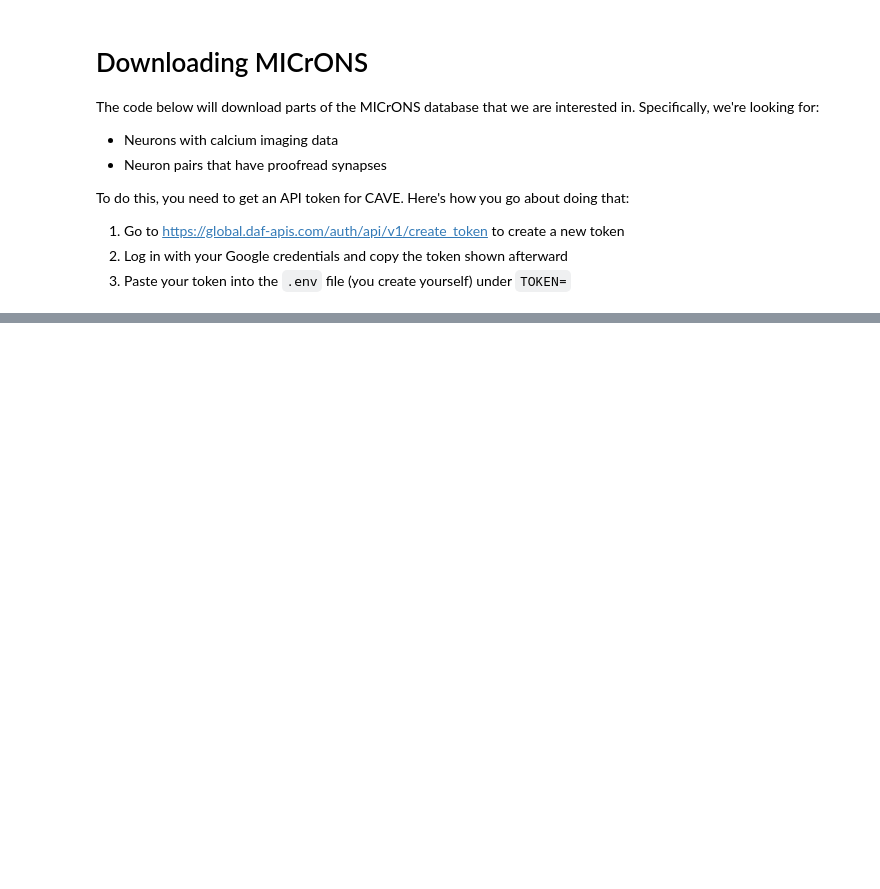
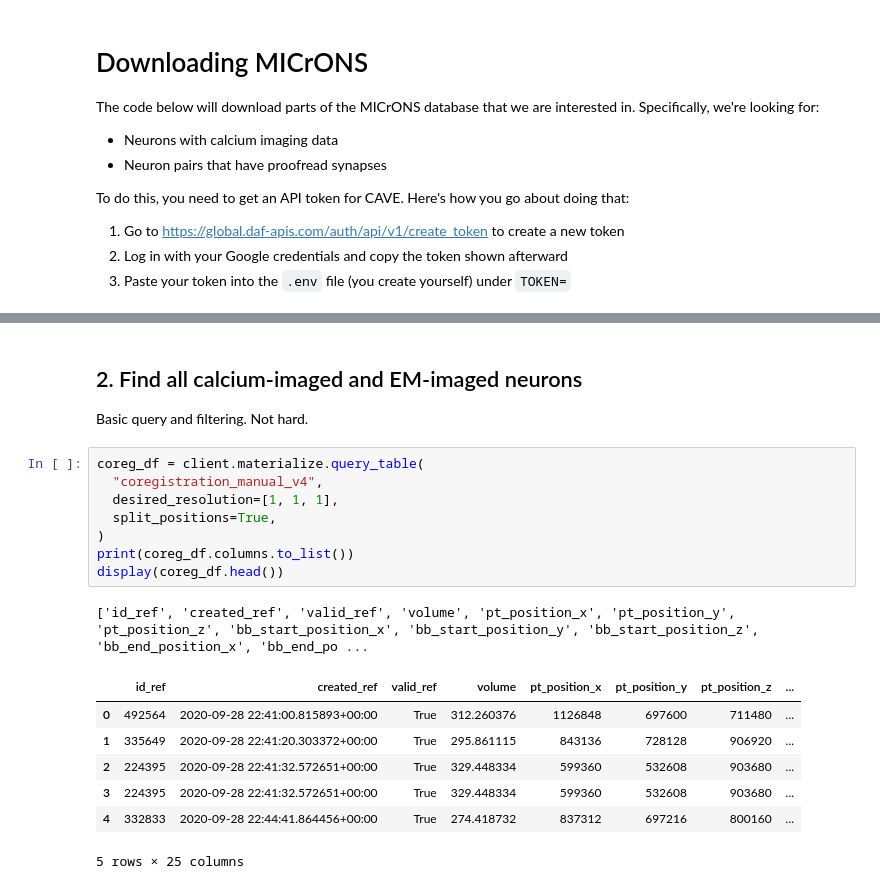
Before and after one commit to 12Jeef/NTAB_F26_Connectomics, a Jupyter notebook: jeffrey/main.ipynb, the cells around one changed output, grey strips where cells are left out. Cells and saved outputs as stored; diff of their text form; blank space fills up the shorter version.

```diff
--- a/jeffrey/main.ipynb
+++ b/jeffrey/main.ipynb
@@ -42,0 +95,21 @@ client = CAVEclient(
+# %% [markdown]
+## 2. Find all calcium-imaged and EM-imaged neurons
+
+Basic query and filtering. Not hard.
+# %%
+coreg_df = client.materialize.query_table(
+  "coregistration_manual_v4",
+  desired_resolution=[1, 1, 1],
+  split_positions=True,
+)
+print(coreg_df.columns.to_list())
+display(coreg_df.head())
+# %% [output]
+['id_ref', 'created_ref', 'valid_ref', 'volume', 'pt_position_x', 'pt_position_y', 'pt_position_z', 'bb_start_position_x', 'bb_start_position_y', 'bb_start_position_z', 'bb_end_position_x', 'bb_end_po ...
+|  | id_ref | created_ref | valid_ref | volume | pt_position_x | pt_position_y | pt_position_z | ... |
+| 0 | 492564 | 2020-09-28 22:41:00.815893+00:00 | True | 312.260376 | 1126848 | 697600 | 711480 | ... |
+| 1 | 335649 | 2020-09-28 22:41:20.303372+00:00 | True | 295.861115 | 843136 | 728128 | 906920 | ... |
+| 2 | 224395 | 2020-09-28 22:41:32.572651+00:00 | True | 329.448334 | 599360 | 532608 | 903680 | ... |
+| 3 | 224395 | 2020-09-28 22:41:32.572651+00:00 | True | 329.448334 | 599360 | 532608 | 903680 | ... |
+| 4 | 332833 | 2020-09-28 22:44:41.864456+00:00 | True | 274.418732 | 837312 | 697216 | 800160 | ... |
+5 rows × 25 columns
```
Also changed, not shown: parts of 19 cells of this notebook, 1 other file.
